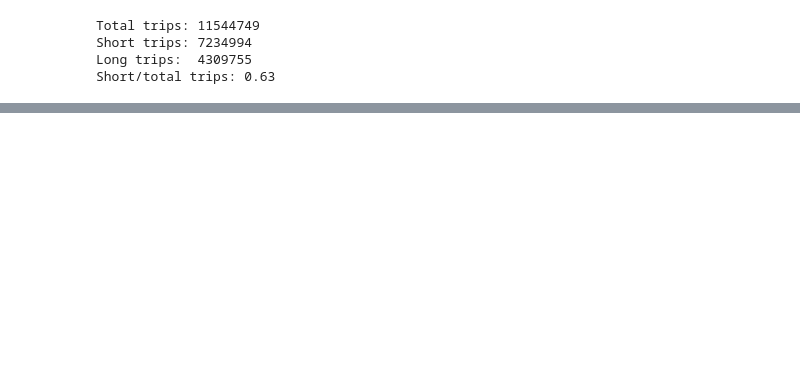
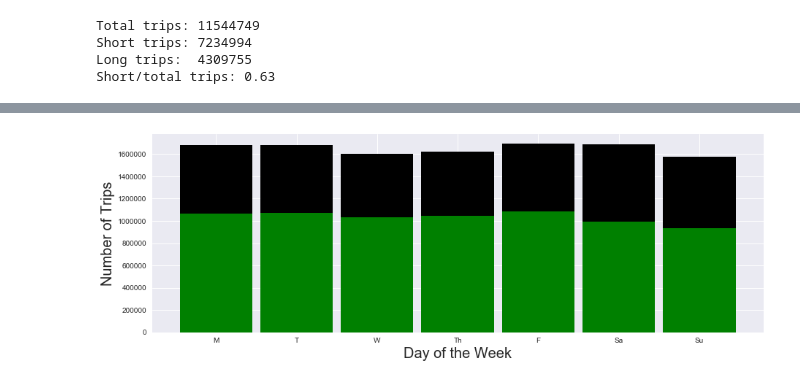
Before and after one commit to AlanAu/data-challenges, a Jupyter notebook: Alan Au - Divvy.ipynb, the cells around one changed output, grey strips where cells are left out. Saved outputs shown, nothing was run; the diff lists cells and outputs as text; code cells hidden in the pictures; blank space fills up the shorter version.

```diff
--- a/Alan Au - Divvy.ipynb
+++ b/Alan Au - Divvy.ipynb
@@ -374,0 +411,16 @@ sns.distplot(df['start_hour'], kde=False)
+# %%
+#Histogram of trips by day of week
+
+plt.rcParams["figure.figsize"] = [15,5] #resize the plot for easy display
+
+#sns.distplot(df['start_weekday'], kde=False) #seaborn version
+
+plt.hist(df['start_weekday'], bins = np.arange(0,8)-0.5, rwidth = 0.9, color = 'k');
+plt.hist(short_df['start_weekday'], bins = np.arange(0,8)-0.5, rwidth = .9, color = 'g');
+weekdays = ['M','T','W','Th','F','Sa','Su']
+plt.xticks(range(7), weekdays);
+
+plt.xlabel('Day of the Week', fontsize = '20');
+plt.ylabel('Number of Trips', fontsize = '20');
+# %% [output]
+[figure, added]
```
Also changed, not shown: parts of 40 cells of this notebook.
